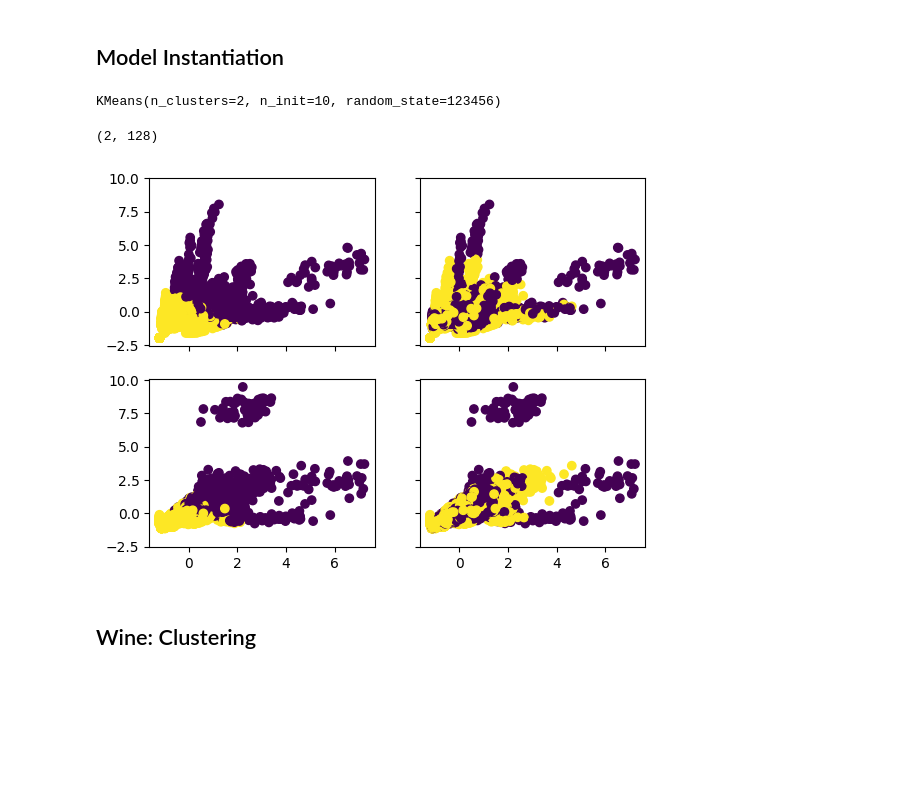
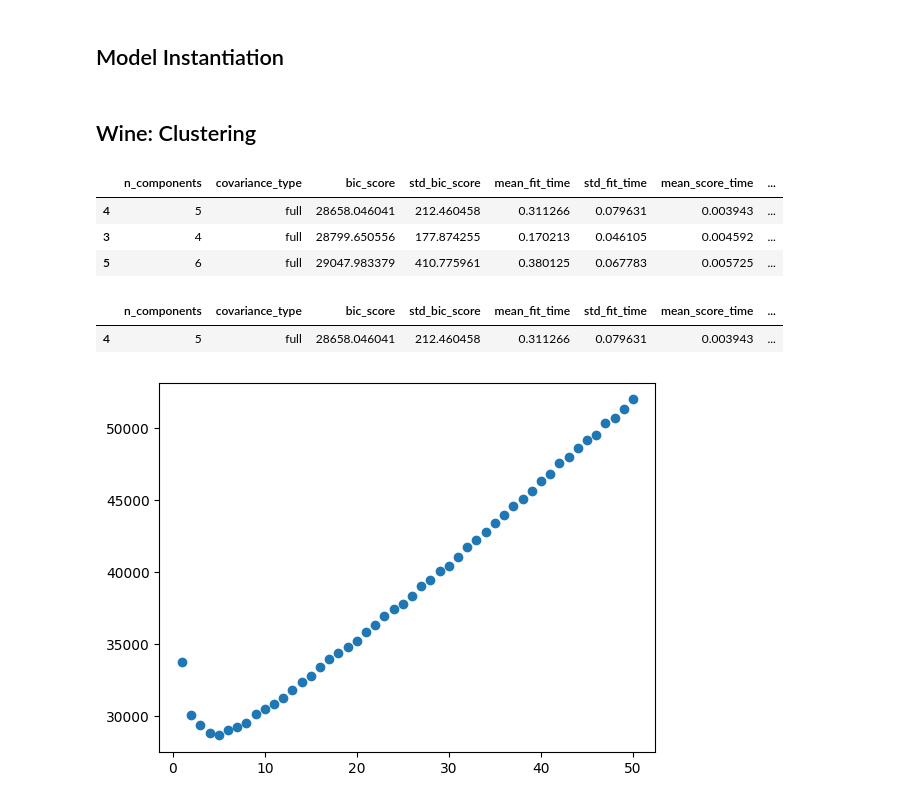
Before and after one commit to lboadi2/machine_learning, a Jupyter notebook: 3_unsupervised_learning/unsupe_models.ipynb, the cells around one changed output. Cells and saved outputs as stored; diff of their text form; code cells hidden in the pictures; blank space fills up the shorter version.

```diff
--- a/3_unsupervised_learning/unsupe_models.ipynb
+++ b/3_unsupervised_learning/unsupe_models.ipynb
@@ -175,12 +263,12 @@ def perform_em(x_data):
 
 
     param_grid = {
-        "n_components": np.arange(1,51),
+        "n_components": np.arange(1,51, 1),
         "covariance_type": ["full"],
     }
 
     grid_search = GridSearchCV(
-        GaussianMixture(random_state=123456), param_grid=param_grid, scoring=gmm_bic_score
+        GaussianMixture(), param_grid=param_grid, scoring=gmm_bic_score
     )
 
     grid_search.fit(x_data)
@@ -190,15 +278,18 @@ def perform_em(x_data):
         ["param_n_components", "param_covariance_type", "mean_test_score","std_test_score",
           "mean_fit_time", "std_fit_time", "mean_score_time", "std_score_time"]
     ]
+
     df["mean_test_score"] = -df["mean_test_score"]
+
     df = df.rename(
         columns={
             "param_n_components": "n_components",
             "param_covariance_type": "covariance_type",
             "mean_test_score": "bic_score",
+            "std_test_score": "std_bic_score",
         }
     )
-    df = df.sort_values(by="BIC score")
+    df = df.sort_values(by="bic_score")
 
     return df
 # %%
@@ -378,15 +442,8 @@ grp = GaussianRandomProjection(compute_inverse_components=True,random_state=r_st
 # Shroom Params: {'activation': 'relu', 'hidden_layer_sizes': (100,),
 #                'learning_rate': 'constant', 'learning_rate_init': 0.01, 'solver': 'sgd'}
 mlp = MLPClassifier(random_state=r_state)
-# %%
-km.fit(x_shroom, y_shroom)
-# %% [output]
-KMeans(n_clusters=2, n_init=10, random_state=123456)
-# %%
-km.cluster_centers_.shape
-# %% [output]
-(2, 128)
 # %%
+km.fit_transform(x_shroom)
 fig, ax = plt.subplots(2,2, sharex=True, sharey=True)
 ax = ax.flatten()
 ax[0].scatter(x_shroom.iloc[:,-1], x_shroom.iloc[:,-2], c=km.labels_)
@@ -394,7 +451,25 @@ ax[1].scatter(x_shroom.iloc[:,-1], x_shroom.iloc[:,-2], c=y_shroom)
 ax[2].scatter(x_shroom.iloc[:,-1], x_shroom.iloc[:,-3], c=km.labels_)
 ax[3].scatter(x_shroom.iloc[:,-1], x_shroom.iloc[:,-3], c=y_shroom)
 plt.show()
-# %% [output]
-[figure, removed]
 # %% [markdown]
 ## Wine: Clustering
+# %%
+df_em = perform_em(x_wine)
+# %%
+df_em.head(3)
+# %% [output]
+|  | n_components | covariance_type | bic_score | std_bic_score | mean_fit_time | std_fit_time | mean_score_time | ... |
+| 4 | 5 | full | 28658.046041 | 212.460458 | 0.311266 | 0.079631 | 0.003943 | ... |
+| 3 | 4 | full | 28799.650556 | 177.874255 | 0.170213 | 0.046105 | 0.004592 | ... |
+| 5 | 6 | full | 29047.983379 | 410.775961 | 0.380125 | 0.067783 | 0.005725 | ... |
+# %%
+mask = df_em['bic_score'] == df_em['bic_score'].min()
+df_em[mask]
+# %% [output]
+|  | n_components | covariance_type | bic_score | std_bic_score | mean_fit_time | std_fit_time | mean_score_time | ... |
+| 4 | 5 | full | 28658.046041 | 212.460458 | 0.311266 | 0.079631 | 0.003943 | ... |
+# %%
+plt.scatter(df_em['n_components'],df_em['bic_score'])
+plt.show()
+# %% [output]
+[figure, added]
```
Also changed, not shown: parts of 38 cells of this notebook, 1 other file.
